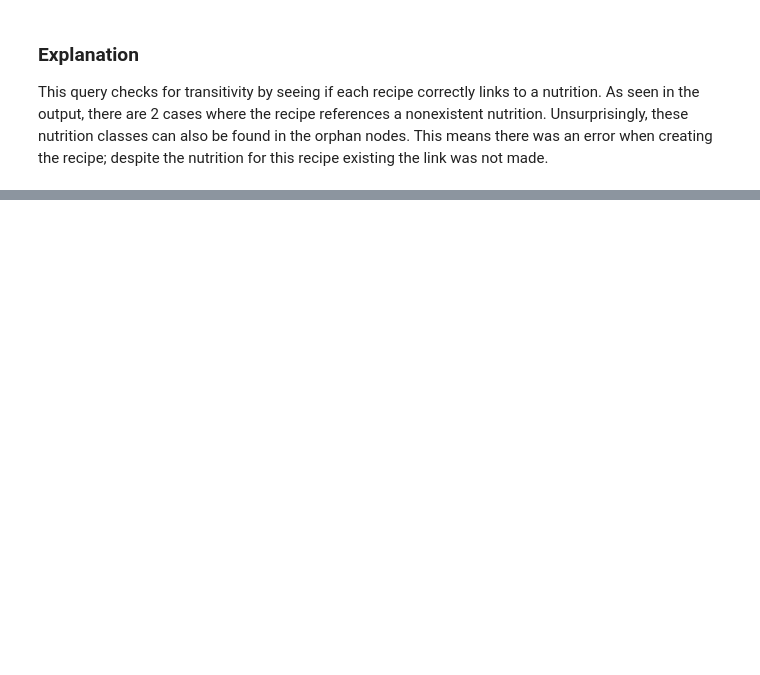
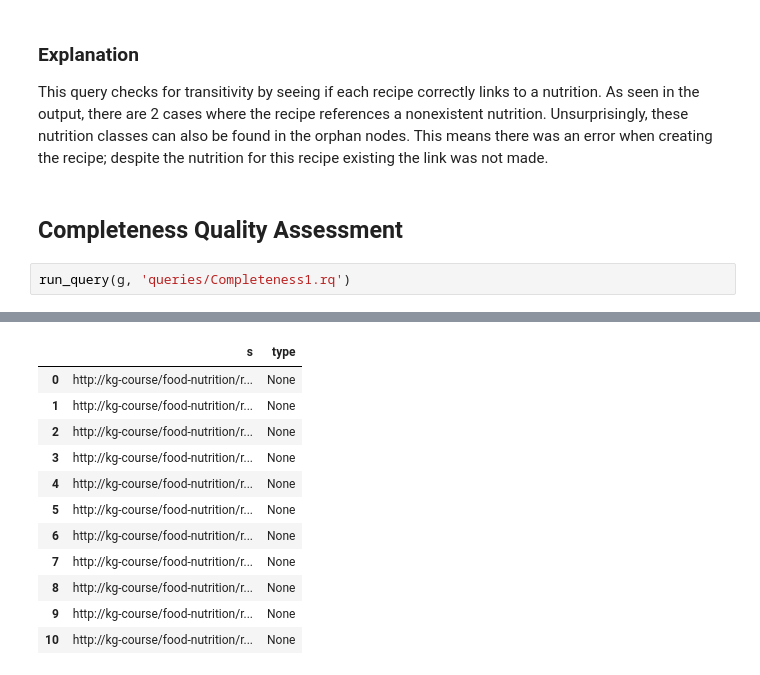
Before and after one commit to DominicVerschoor/Knowledge_Graph_Quality_Assesment, a Jupyter notebook: Assignment2 Template.ipynb, the cells around one changed output, grey strips where cells are left out. Saved outputs shown, nothing was run; the diff lists cells and outputs as text; blank space fills up the shorter version.

```diff
--- a/Assignment2 Template.ipynb
+++ b/Assignment2 Template.ipynb
@@ -246,3 +224,8 @@ run_query(g, 'queries/q11.rq')
 # %% [markdown]
 ### Explanation
 This query checks for transitivity by seeing if each recipe correctly links to a nutrition. As seen in the output, there are 2 cases where the recipe references a nonexistent nutrition. Unsurprisingly, these nutrition classes can also be found in the orphan nodes. This means there was an error when creating the recipe; despite the nutrition for this recipe existing the link was not made.
+# %% [markdown]
+## Completeness Quality Assessment
+# %%
+run_query(g, 'queries/Completeness1.rq')
+# %% [output]
@@ -248,0 +233,12 @@ This query checks for transitivity by seeing if each recipe correctly links to a
+|  | s | type |
+| 0 | http://kg-course/food-nutrition/r... | None |
+| 1 | http://kg-course/food-nutrition/r... | None |
+| 2 | http://kg-course/food-nutrition/r... | None |
+| 3 | http://kg-course/food-nutrition/r... | None |
+| 4 | http://kg-course/food-nutrition/r... | None |
+| 5 | http://kg-course/food-nutrition/r... | None |
+| 6 | http://kg-course/food-nutrition/r... | None |
+| 7 | http://kg-course/food-nutrition/r... | None |
+| 8 | http://kg-course/food-nutrition/r... | None |
+| 9 | http://kg-course/food-nutrition/r... | None |
+| 10 | http://kg-course/food-nutrition/r... | None |
```
Also changed, not shown: parts of 10 cells of this notebook, 3 other files.
